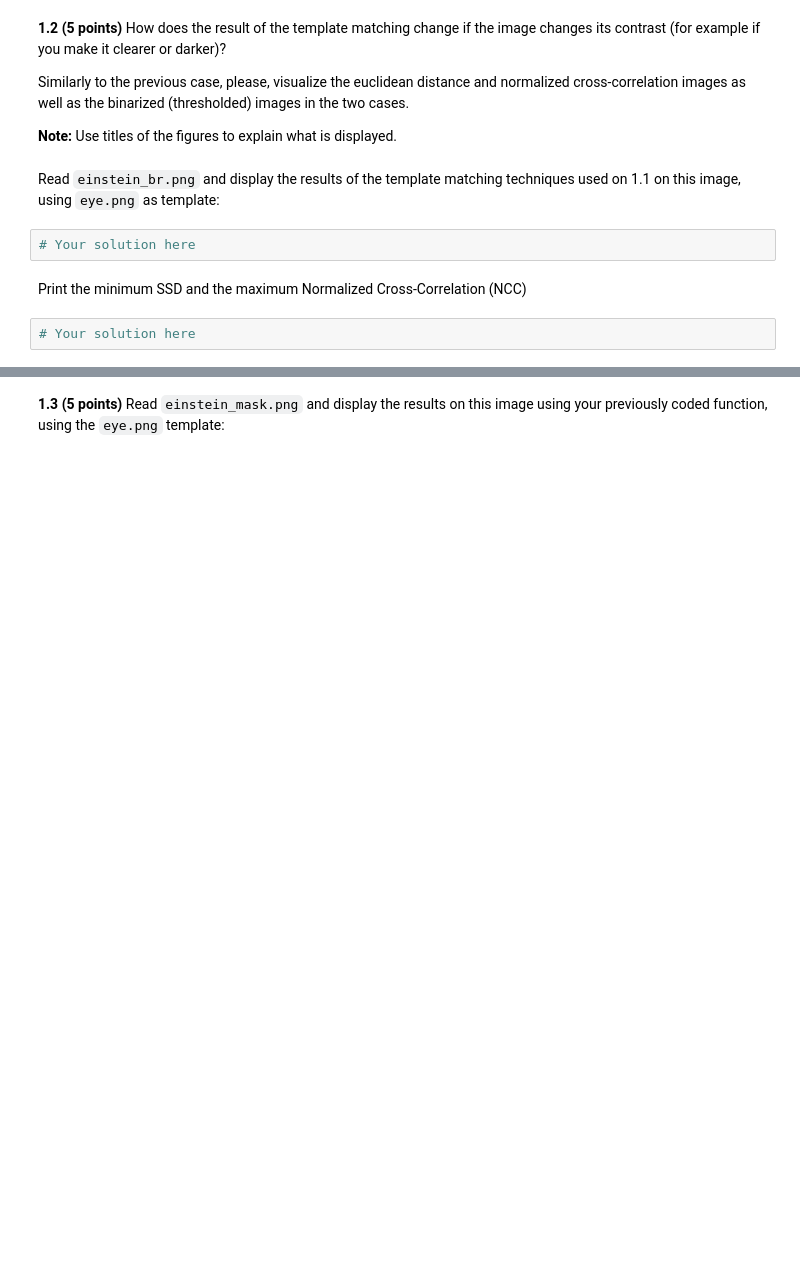
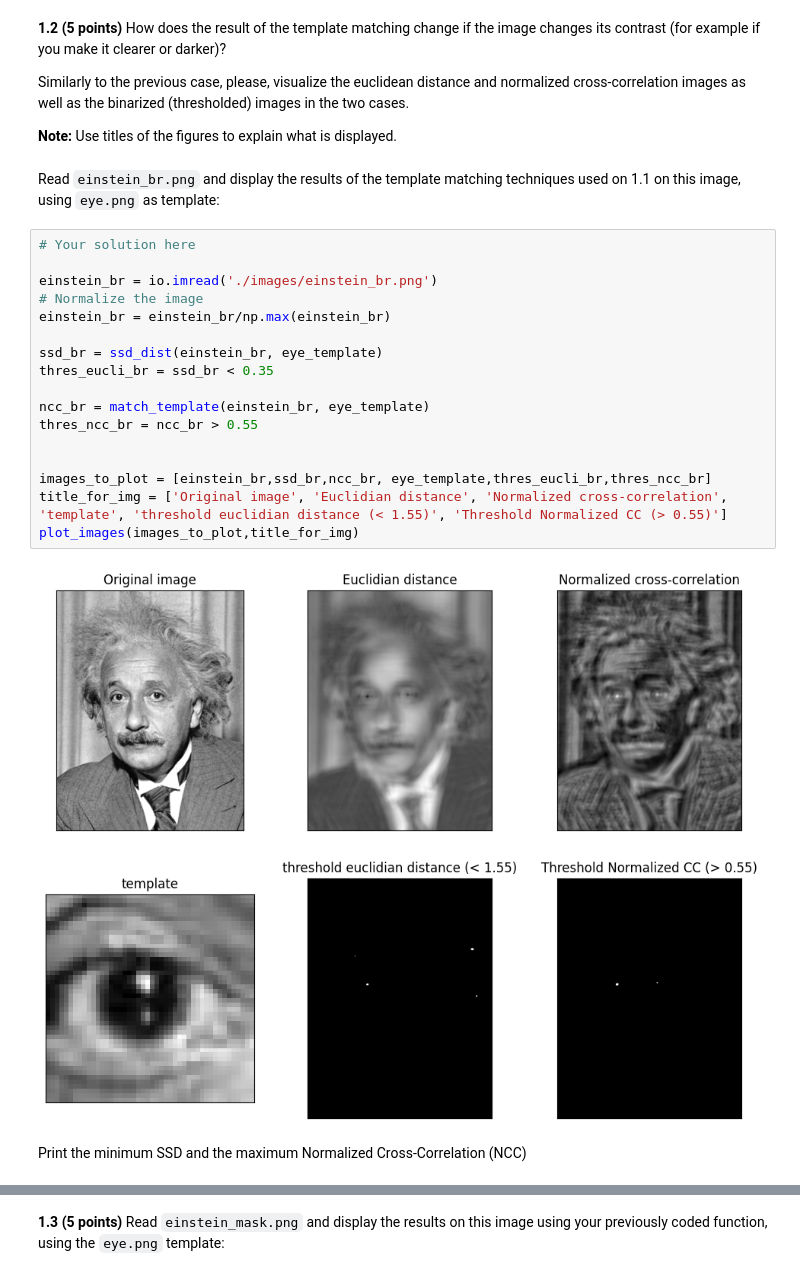
Before and after one commit to MohsinZamanShaheen/Artificial-Vision, a Jupyter notebook: Practica 4/p4_2023_24.ipynb, the cells around one changed output, grey strips where cells are left out. Cells and saved outputs as stored; diff of their text form; blank space fills up the shorter version.

```diff
--- a/Practica 4/p4_2023_24.ipynb
+++ b/Practica 4/p4_2023_24.ipynb
@@ -151,9 +136,24 @@ Similarly to the previous case, please, visualize the euclidean distance and nor
 **Note:** Use titles of the figures to explain what is displayed.
 # %% [markdown]
 Read `einstein_br.png` and display the results of the template matching techniques used on 1.1 on this image, using `eye.png` as template:
-# %%
-# Your solution here
+# %%
+# Your solution here
+
+einstein_br = io.imread('./images/einstein_br.png')
+# Normalize the image
+einstein_br = einstein_br/np.max(einstein_br)
+
+ssd_br = ssd_dist(einstein_br, eye_template)
+thres_eucli_br = ssd_br < 0.35
+
+ncc_br = match_template(einstein_br, eye_template)
+thres_ncc_br = ncc_br > 0.55
+
+
+images_to_plot = [einstein_br,ssd_br,ncc_br, eye_template,thres_eucli_br,thres_ncc_br]
+title_for_img = ['Original image', 'Euclidian distance', 'Normalized cross-correlation', 'template', 'threshold euclidian distance (< 1.55)', 'Threshold Normalized CC (> 0.55)']
+plot_images(images_to_plot,title_for_img)
+# %% [output]
+[figure, added]
 # %% [markdown]
 Print the minimum SSD and the maximum Normalized Cross-Correlation (NCC)
-# %%
-# Your solution here
```
Also changed, not shown: parts of 11 cells of this notebook.
